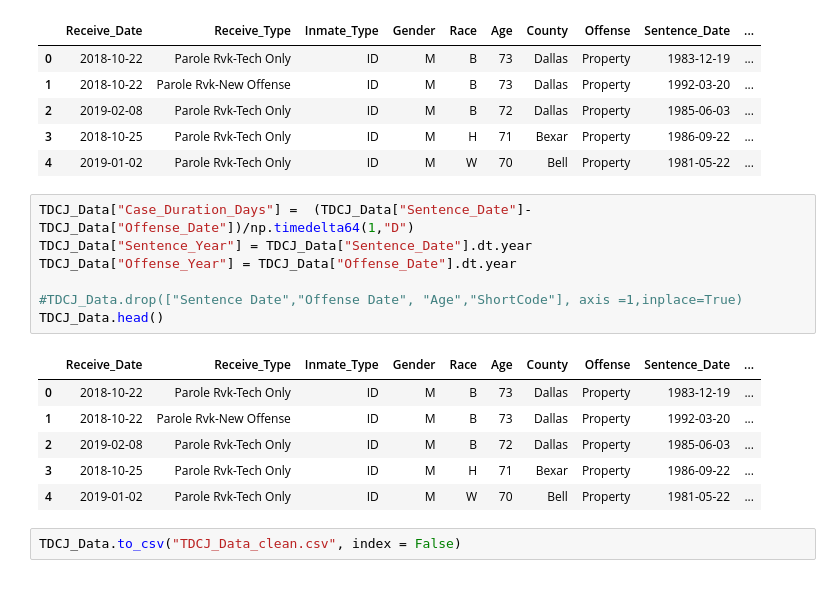
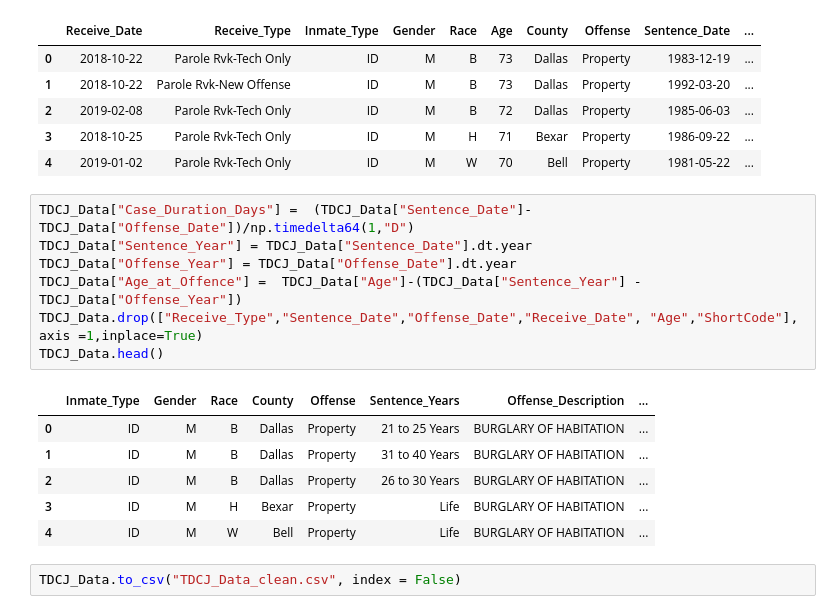
Before and after one commit to abirakm/Texas-Department-of-Criminal-Justice-Record, a Jupyter notebook: 01_data Clean Up.ipynb, the cells around one changed output. Saved outputs shown, nothing was run; the diff lists cells and outputs as text.

```diff
--- a/01_data Clean Up.ipynb
+++ b/01_data Clean Up.ipynb
@@ -183,16 +183,16 @@ TDCJ_Data.head()
 # %%
 TDCJ_Data["Case_Duration_Days"] =  (TDCJ_Data["Sentence_Date"]- TDCJ_Data["Offense_Date"])/np.timedelta64(1,"D")
 TDCJ_Data["Sentence_Year"] = TDCJ_Data["Sentence_Date"].dt.year
 TDCJ_Data["Offense_Year"] = TDCJ_Data["Offense_Date"].dt.year
-
-#TDCJ_Data.drop(["Sentence Date","Offense Date", "Age","ShortCode"], axis =1,inplace=True)
+TDCJ_Data["Age_at_Offence"] =  TDCJ_Data["Age"]-(TDCJ_Data["Sentence_Year"] - TDCJ_Data["Offense_Year"])
+TDCJ_Data.drop(["Receive_Type","Sentence_Date","Offense_Date","Receive_Date", "Age","ShortCode"], axis =1,inplace=True)
 TDCJ_Data.head()
 # %% [output]
-|  | Receive_Date | Receive_Type | Inmate_Type | Gender | Race | Age | County | Offense | Sentence_Date | ... |
-| 0 | 2018-10-22 | Parole Rvk-Tech Only | ID | M | B | 73 | Dallas | Property | 1983-12-19 | ... |
-| 1 | 2018-10-22 | Parole Rvk-New Offense | ID | M | B | 73 | Dallas | Property | 1992-03-20 | ... |
-| 2 | 2019-02-08 | Parole Rvk-Tech Only | ID | M | B | 72 | Dallas | Property | 1985-06-03 | ... |
-| 3 | 2018-10-25 | Parole Rvk-Tech Only | ID | M | H | 71 | Bexar | Property | 1986-09-22 | ... |
-| 4 | 2019-01-02 | Parole Rvk-Tech Only | ID | M | W | 70 | Bell | Property | 1981-05-22 | ... |
+|  | Inmate_Type | Gender | Race | County | Offense | Sentence_Years | Offense_Description | ... |
+| 0 | ID | M | B | Dallas | Property | 21 to 25 Years | BURGLARY OF HABITATION | ... |
+| 1 | ID | M | B | Dallas | Property | 31 to 40 Years | BURGLARY OF HABITATION | ... |
+| 2 | ID | M | B | Dallas | Property | 26 to 30 Years | BURGLARY OF HABITATION | ... |
+| 3 | ID | M | H | Bexar | Property | Life | BURGLARY OF HABITATION | ... |
+| 4 | ID | M | W | Bell | Property | Life | BURGLARY OF HABITATION | ... |
 # %%
 TDCJ_Data.to_csv("TDCJ_Data_clean.csv", index = False)
```
Also changed, not shown: 2 other files.
